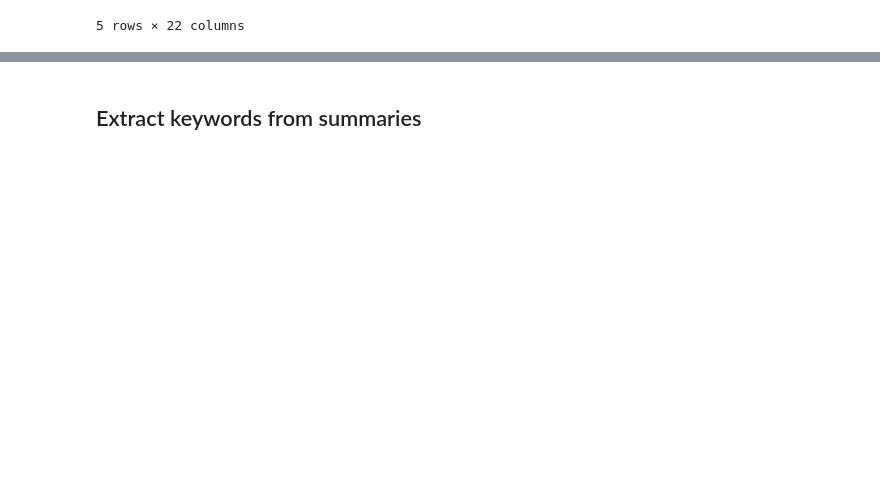
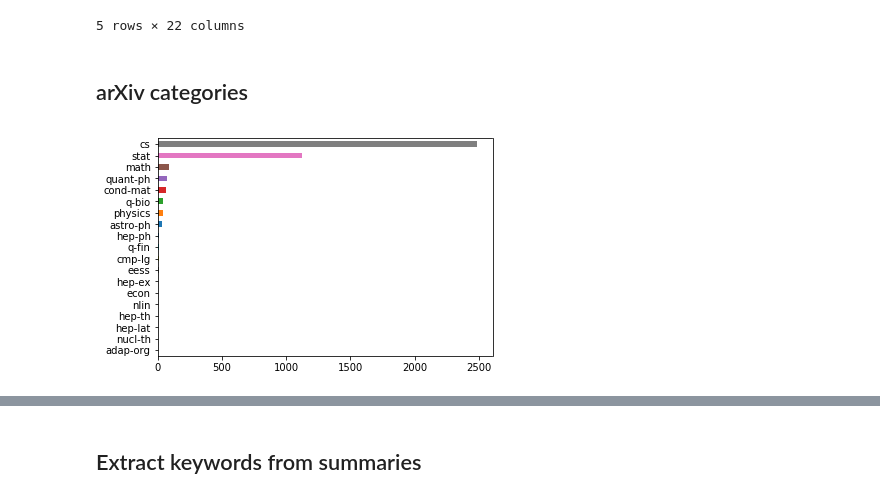
Before and after one commit to lambdaofgod/examples-counterexamples, a Jupyter notebook: notebooks/Arxiv Text Mining.ipynb, the cells around one changed output, grey strips where cells are left out. Drawn from its saved outputs; the diff is of its cells as text; code cells hidden in the pictures; blank space fills up the shorter version.

```diff
--- a/notebooks/Arxiv Text Mining.ipynb
+++ b/notebooks/Arxiv Text Mining.ipynb
@@ -130,3 +142,14 @@ articles_df.head()
 | 3 | None | Paper at AutoML workshop in ICML,... | {'term': 'stat.ML', 'scheme': 'ht... | http://arxiv.org/abs/1507.02188v1 | Artus Krohn-Grimberghe | {'name': 'Artus Krohn-Grimberghe'} | [Abhishek Thakur, Artus Krohn-Gri... | None | ... |
 | 4 | None | 4 pages | {'term': 'stat.ML', 'scheme': 'ht... | http://arxiv.org/abs/1212.2686v1 | Yoshua Bengio | {'name': 'Yoshua Bengio'} | [Ian Goodfellow, Aaron Courville,... | None | ... |
 5 rows × 22 columns
+# %% [markdown]
+## arXiv categories
+# %%
+categories = articles_df['arxiv_primary_category'].apply(itemgetter('term'))
+
+main_categories = categories.apply(lambda s: s.split('.')[0])
+# %%
+main_categories.value_counts(ascending=True).plot.barh()
+plt.show()
+# %% [output]
+[figure, added]
```
Also changed, not shown: parts of 13 cells of this notebook.
